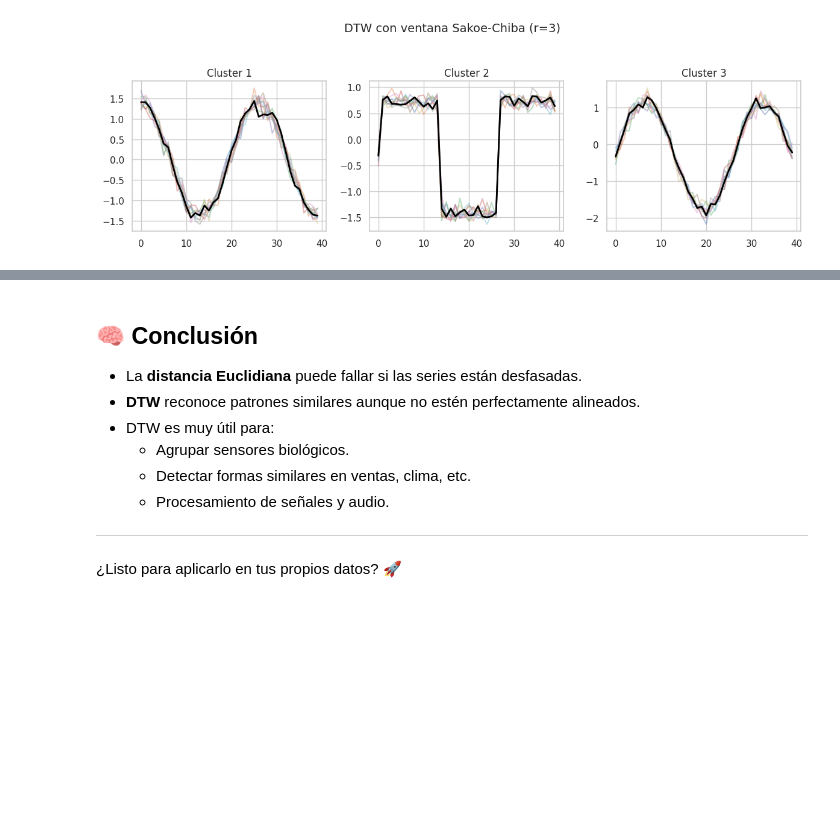
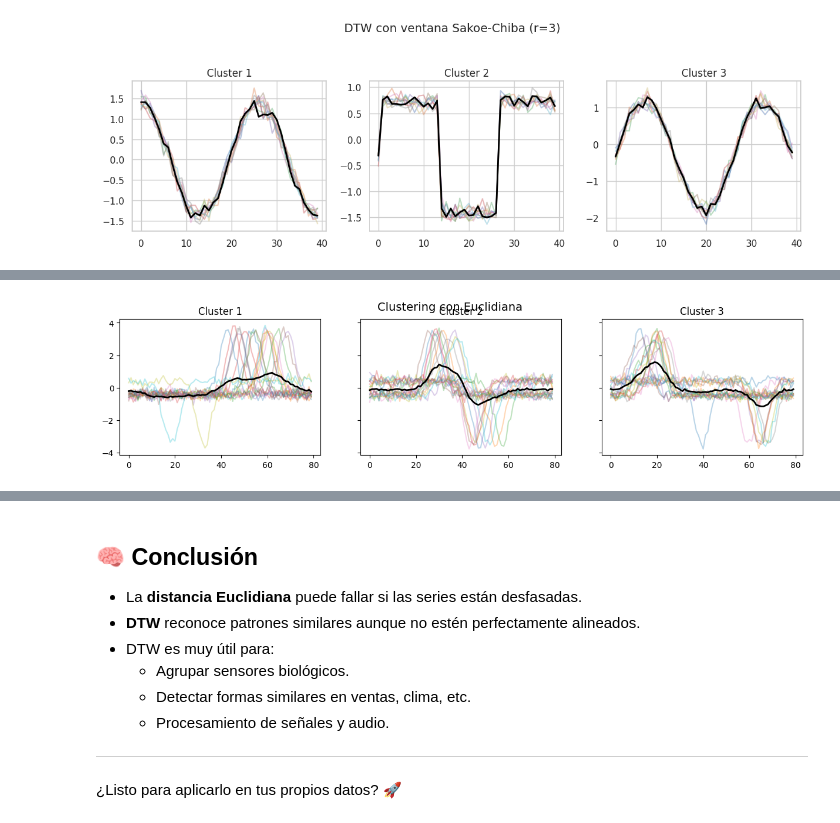
Before and after one commit to profedaniel86/Series_de_Tiempo, a Jupyter notebook: 5. DWT/DTW.ipynb, the cells around one changed output, grey strips where cells are left out. Drawn from its saved outputs; the diff is of its cells as text; code cells hidden in the pictures; blank space fills up the shorter version.

```diff
--- a/5. DWT/DTW.ipynb
+++ b/5. DWT/DTW.ipynb
@@ -370,0 +320,88 @@ plot_clusters(data_scaled, labels_dtw, km_dtw.cluster_centers_, "Clustering con
+# %%
+
+import numpy as np
+import matplotlib.pyplot as plt
+from tslearn.clustering import TimeSeriesKMeans
+from tslearn.preprocessing import TimeSeriesScalerMeanVariance
+from tslearn.utils import to_time_series_dataset
+
+# --------------------------------------------------------
+# 1. Definir motivos (patrones base) bien diferentes
+# --------------------------------------------------------
+def make_motif(kind, L):
+    x = np.linspace(-2, 2, L)
+    if kind == 0:
+        # Pico positivo simple
+        return np.exp(-x**2)
+    elif kind == 1:
+        # Pico negativo (invertido)
+        return -np.exp(-x**2)
+    else:
+        # Doble pico asimétrico
+        return np.exp(-(x-0.7)**2) + 0.5 * np.exp(-(x+0.7)**2)
+
+# --------------------------------------------------------
+# 2. Generar series largas con el motivo en posición aleatoria
+# --------------------------------------------------------
+np.random.seed(0)
+
+n_series = 90
+length = 80      # longitud total de cada serie
+motif_len = 20   # longitud del motivo incrustado
+n_clusters_true = 3
+
+series = []
+labels_true = []
+
+for label in range(n_clusters_true):
+    for _ in range(n_series // n_clusters_true):
+        s = np.zeros(length)
+
+        # posición aleatoria del motivo
+        start = np.random.randint(0, length - motif_len)
+
+        motif = make_motif(label, motif_len)
+        s[start:start+motif_len] += motif
+
+        # ruido
+        s += np.random.normal(0, 0.05, length)
+
+        series.append(s)
+        labels_true.append(label)
+
+series = np.array(series)
+labels_true = np.array(labels_true)
+data = to_time_series_dataset(series)  # (n_series, length, 1)
+
+# Normalizar
+data_scaled = TimeSeriesScalerMeanVariance().fit_transform(data)
+
+# --------------------------------------------------------
+# 3. Clustering con Euclidiana y con DTW
+# --------------------------------------------------------
+km_euc = TimeSeriesKMeans(n_clusters=3, metric="euclidean", random_state=0)
+labels_euc = km_euc.fit_predict(data_scaled)
+
+km_dtw = TimeSeriesKMeans(n_clusters=3, metric="dtw", random_state=0)
+labels_dtw = km_dtw.fit_predict(data_scaled)
+
+# --------------------------------------------------------
+# 4. Función de visualización
+# --------------------------------------------------------
+def plot_clusters(data, labels, centroids, title, max_ts_per_cluster=20):
+    fig, axs = plt.subplots(1, 3, figsize=(15, 3), sharey=True)
+    fig.suptitle(title, fontsize=14)
+    for cluster in range(3):
+        idx = np.where(labels == cluster)[0]
+        # Sólo ploteamos algunas series para no saturar
+        idx = idx[:max_ts_per_cluster]
+        for i in idx:
+            axs[cluster].plot(data[i].ravel(), alpha=0.3)
+        axs[cluster].plot(centroids[cluster].ravel(), color='black', linewidth=2)
+        axs[cluster].set_title(f'Cluster {cluster+1}')
+    plt.show()
+
+plot_clusters(data_scaled, labels_euc, km_euc.cluster_centers_, "Clustering con Euclidiana")
+plot_clusters(data_scaled, labels_dtw, km_dtw.cluster_centers_, "Clustering con DTW")
+# %% [output]
+[figure, added]
```
Also changed, not shown: parts of 3 cells of this notebook.
